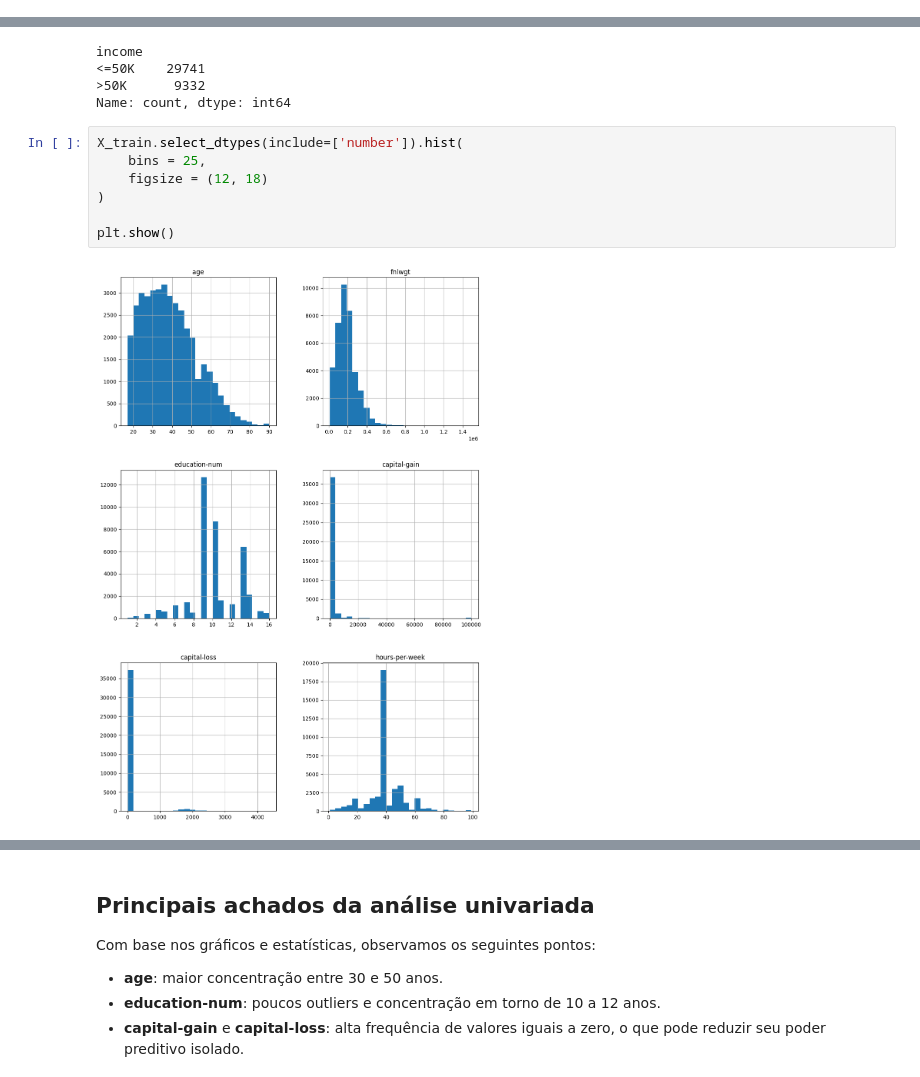
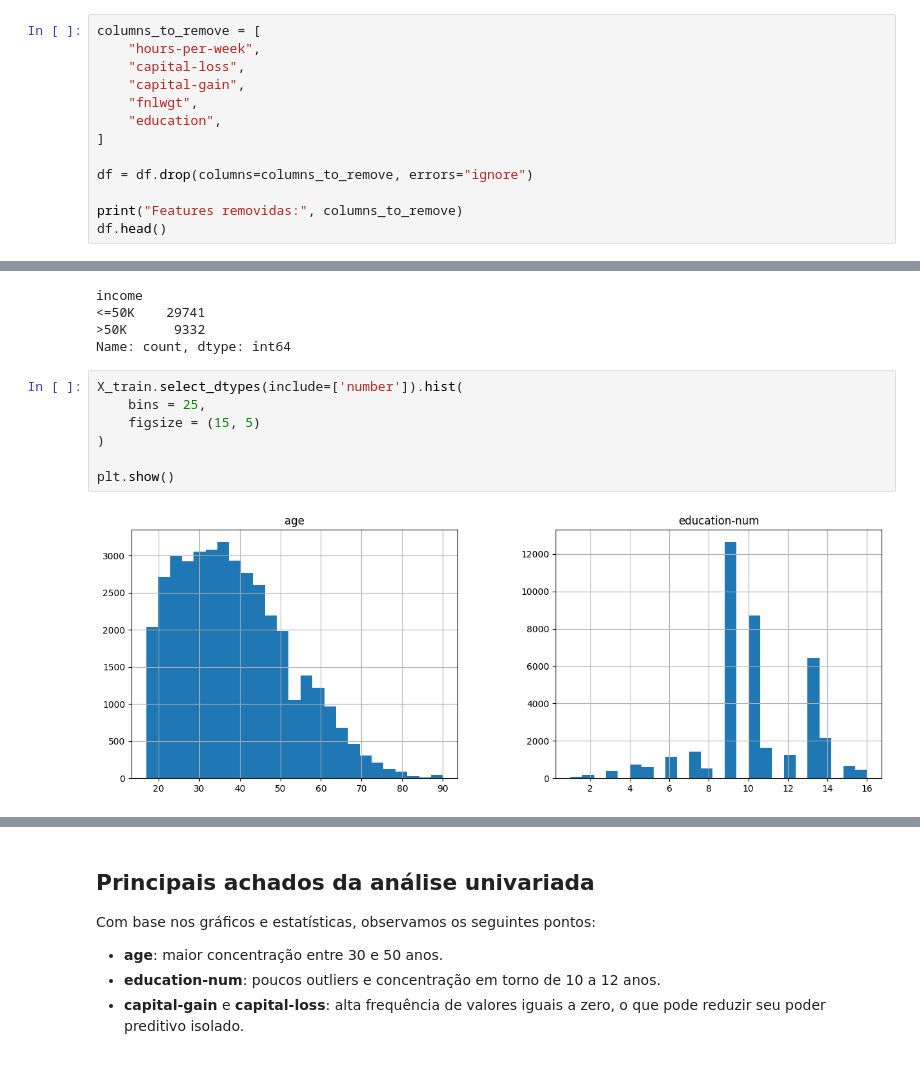
Before and after one commit to guedera/ProjetoMachineLearning, a Jupyter notebook: EDA.ipynb, the cells around one changed output, grey strips where cells are left out. Saved outputs shown, nothing was run; the diff lists cells and outputs as text.

```diff
--- a/EDA.ipynb
+++ b/EDA.ipynb
@@ -141,3 +143,16 @@ A base possui 14 variáveis preditoras (além do target) e aproximadamente 48 mi
 
 #### Categórica ordinal
 - **education**: nível de escolaridade
+# %%
+columns_to_remove = [
+    "hours-per-week",
+    "capital-loss",
+    "capital-gain",
+    "fnlwgt",
+    "education",
+]
+
+df = df.drop(columns=columns_to_remove, errors="ignore")
+
+print("Features removidas:", columns_to_remove)
+df.head()
@@ -186,12 +211,12 @@ Name: count, dtype: int64
 # %%
 X_train.select_dtypes(include=['number']).hist(
     bins = 25,
-    figsize = (12, 18)
+    figsize = (15, 5)
 )
 
 plt.show()
 # %% [output]
-[figure, old version]
+[figure, new version]
 # %%
 X_train["age"].plot.box()
 plt.grid(axis='y', linestyle='--', alpha=0.5)
```
Also changed, not shown: parts of 32 cells of this notebook, 1 other file.
